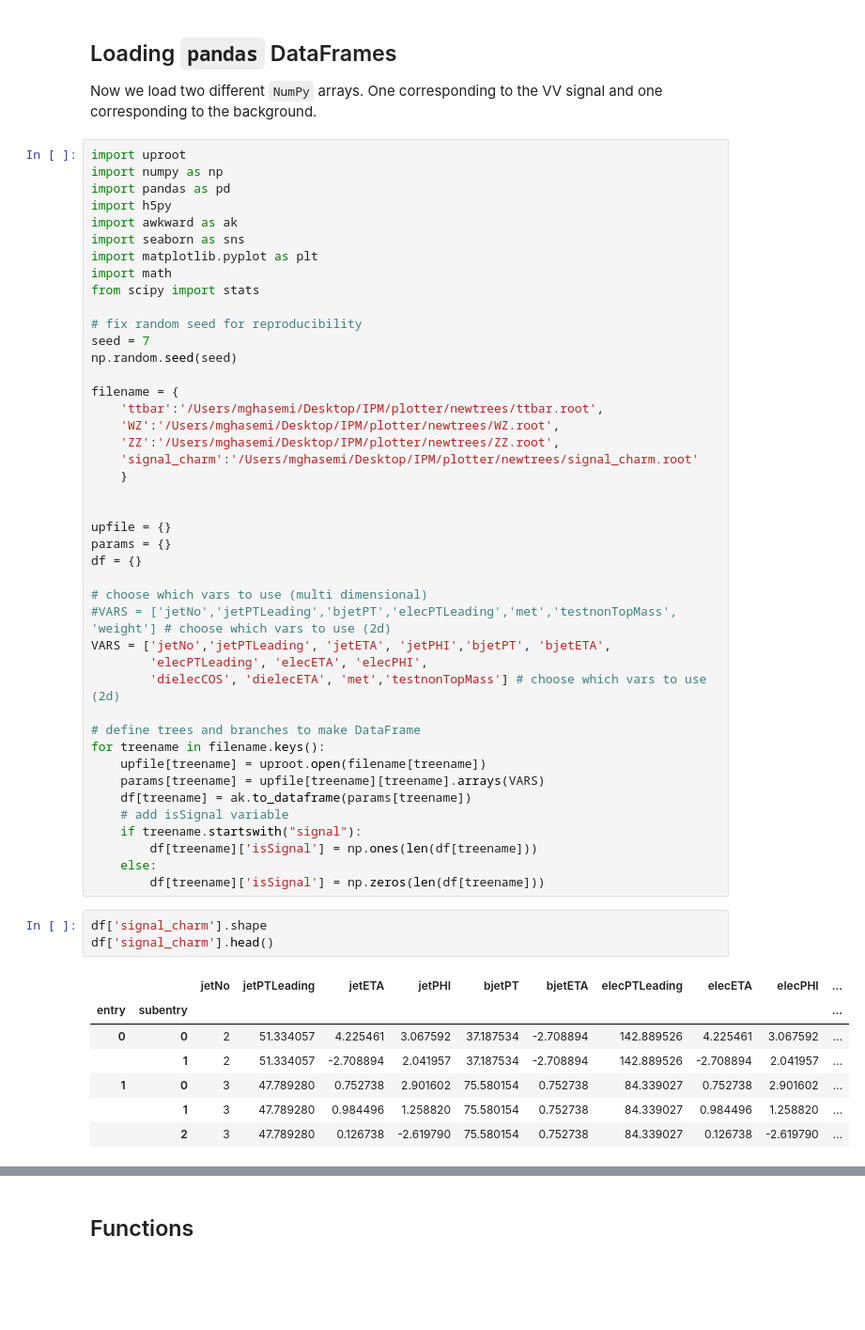
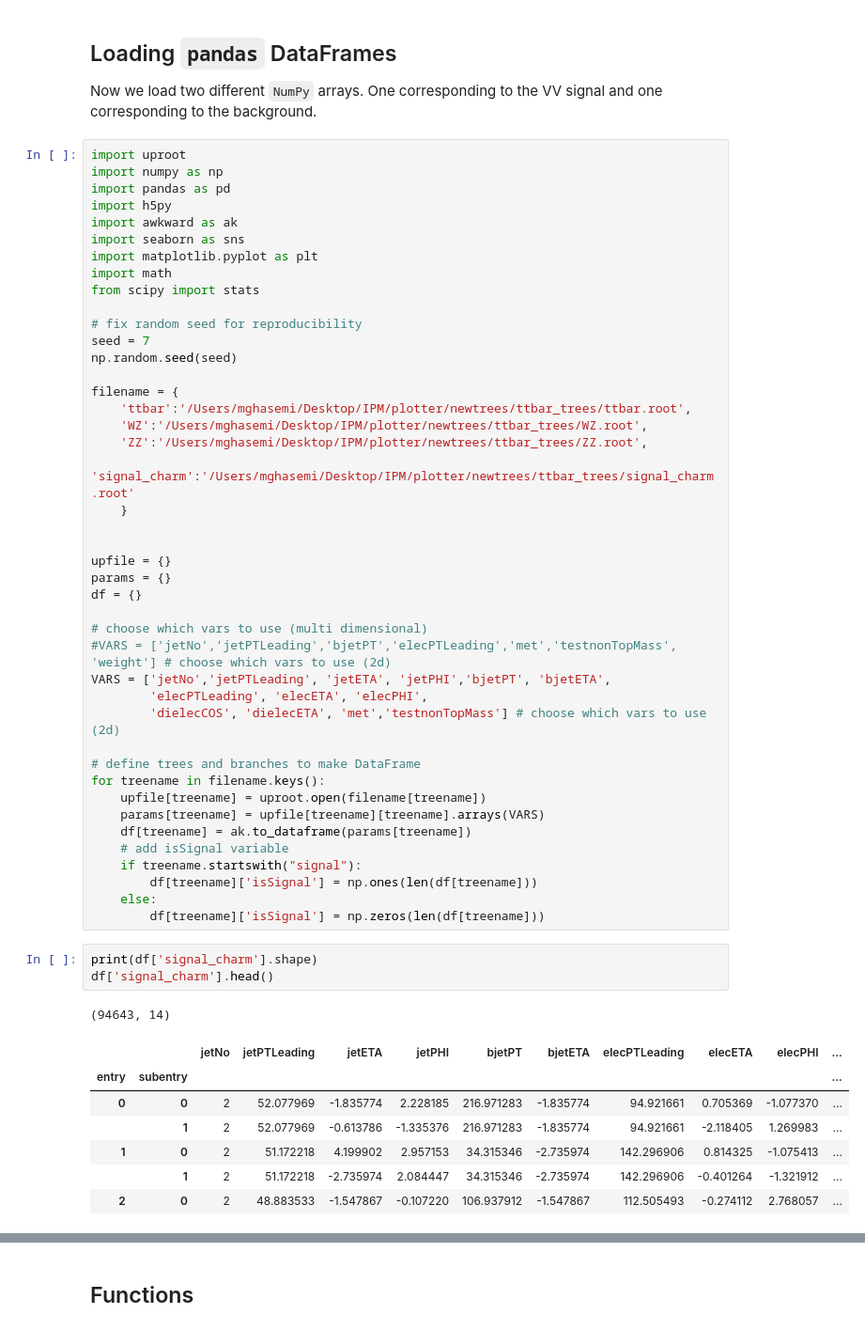
Before and after one commit to mghasemi19/TopFC, a Jupyter notebook: BDT_weight/charm_NN.ipynb, the cells around one changed output, grey strips where cells are left out. Shown at 94% size. Cells and saved outputs as stored; diff of their text form; blank space fills up the shorter version.

```diff
--- a/BDT_weight/charm_NN.ipynb
+++ b/BDT_weight/charm_NN.ipynb
@@ -20,10 +20,10 @@ seed = 7
 np.random.seed(seed)
 
 filename = {
-    'ttbar':'/Users/mghasemi/Desktop/IPM/plotter/newtrees/ttbar.root',
-    'WZ':'/Users/mghasemi/Desktop/IPM/plotter/newtrees/WZ.root',
-    'ZZ':'/Users/mghasemi/Desktop/IPM/plotter/newtrees/ZZ.root',
-    'signal_charm':'/Users/mghasemi/Desktop/IPM/plotter/newtrees/signal_charm.root'
+    'ttbar':'/Users/mghasemi/Desktop/IPM/plotter/newtrees/ttbar_trees/ttbar.root',
+    'WZ':'/Users/mghasemi/Desktop/IPM/plotter/newtrees/ttbar_trees/WZ.root',
+    'ZZ':'/Users/mghasemi/Desktop/IPM/plotter/newtrees/ttbar_trees/ZZ.root',
+    'signal_charm':'/Users/mghasemi/Desktop/IPM/plotter/newtrees/ttbar_trees/signal_charm.root'
     }
 
 
@@ -48,16 +48,17 @@ for treename in filename.keys():
     else:
         df[treename]['isSignal'] = np.zeros(len(df[treename]))
 # %%
-df['signal_charm'].shape
+print(df['signal_charm'].shape)
 df['signal_charm'].head()
 # %% [output]
+(94643, 14)
 |  |  | jetNo | jetPTLeading | jetETA | jetPHI | bjetPT | bjetETA | elecPTLeading | elecETA | elecPHI | ... |
 | entry | subentry |  |  |  |  |  |  |  |  |  | ... |
-| 0 | 0 | 2 | 51.334057 | 4.225461 | 3.067592 | 37.187534 | -2.708894 | 142.889526 | 4.225461 | 3.067592 | ... |
-|  | 1 | 2 | 51.334057 | -2.708894 | 2.041957 | 37.187534 | -2.708894 | 142.889526 | -2.708894 | 2.041957 | ... |
-| 1 | 0 | 3 | 47.789280 | 0.752738 | 2.901602 | 75.580154 | 0.752738 | 84.339027 | 0.752738 | 2.901602 | ... |
-|  | 1 | 3 | 47.789280 | 0.984496 | 1.258820 | 75.580154 | 0.752738 | 84.339027 | 0.984496 | 1.258820 | ... |
-|  | 2 | 3 | 47.789280 | 0.126738 | -2.619790 | 75.580154 | 0.752738 | 84.339027 | 0.126738 | -2.619790 | ... |
+| 0 | 0 | 2 | 52.077969 | -1.835774 | 2.228185 | 216.971283 | -1.835774 | 94.921661 | 0.705369 | -1.077370 | ... |
+|  | 1 | 2 | 52.077969 | -0.613786 | -1.335376 | 216.971283 | -1.835774 | 94.921661 | -2.118405 | 1.269983 | ... |
+| 1 | 0 | 2 | 51.172218 | 4.199902 | 2.957153 | 34.315346 | -2.735974 | 142.296906 | 0.814325 | -1.075413 | ... |
+|  | 1 | 2 | 51.172218 | -2.735974 | 2.084447 | 34.315346 | -2.735974 | 142.296906 | -0.401264 | -1.321912 | ... |
+| 2 | 0 | 2 | 48.883533 | -1.547867 | -0.107220 | 106.937912 | -1.547867 | 112.505493 | -0.274112 | 2.768057 | ... |
 # %%
 df['signal_charm'].iloc[38501]
 # %% [output]
```
Also changed, not shown: parts of 8 cells of this notebook, 6 other files.
